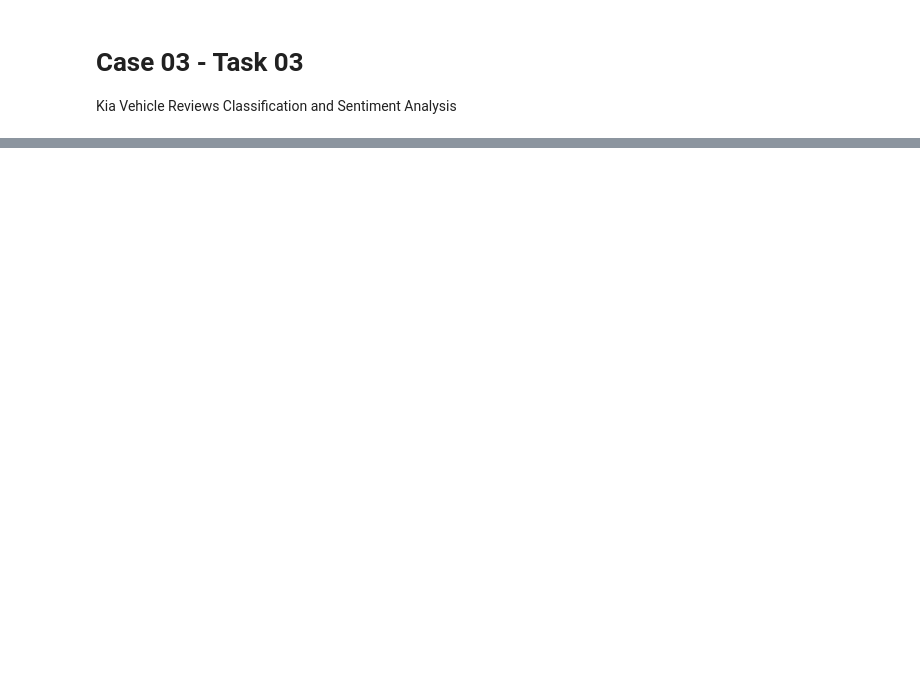
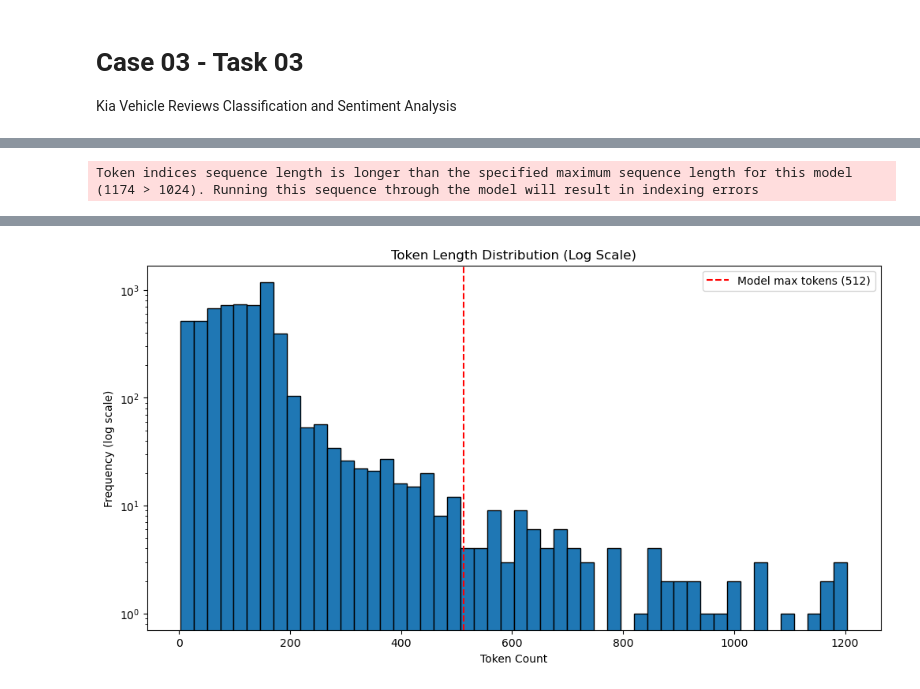
Before and after one commit to lakpriyaguru/uniconnect, a Jupyter notebook: task3.ipynb, the cells around one changed output, grey strips where cells are left out. Drawn from its saved outputs; the diff is of its cells as text; code cells hidden in the pictures; blank space fills up the shorter version.

```diff
--- a/task3.ipynb
+++ b/task3.ipynb
@@ -22,9 +40,12 @@ Begin by reading the `car_reviews.csv` file containing around 7000 customer revi
 # %%
-# Load CSV using pandas and convert to HuggingFace Dataset
+# Load and verify data
 df = pd.read_csv("car_reviews.csv")
-print(df.columns)  # Confirm actual column name
+print("Original columns:", df.columns.tolist())
 
-df = df.rename(columns={"Review": "review"})
+# Standardize column name
+if 'Review' in df.columns:
+    df = df.rename(columns={"Review": "review"})
 
+# Convert to HuggingFace Dataset
 dataset = Dataset.from_pandas(df)
 # %% [output]
@@ -31,0 +55,70 @@ Index(['Review'], dtype='object')
+# %%
+# Initialize tokenizer
+tokenizer = AutoTokenizer.from_pretrained("facebook/bart-large-mnli")
+
+# Calculate raw token counts (no truncation)
+df["raw_token_count"] = df["review"].apply(
+    lambda x: len(tokenizer.tokenize(x))
+)
+
+# Analyze token lengths
+max_length = df["raw_token_count"].max()
+mean_length = df["raw_token_count"].mean()
+median_length = df["raw_token_count"].median()
+min_length = df["raw_token_count"].min()
+std_length = df["raw_token_count"].std()
+num_exceeding = (df["raw_token_count"] > 512).sum()
+
+# Percentiles
+percentiles = df["raw_token_count"].quantile([0.25, 0.5, 0.75, 0.9, 0.95, 0.99])
+
+# Frequency table for token ranges
+bins = [0, 50, 100, 200, 300, 400, 500, 750, 1024, max_length]
+labels = ["0-50", "51-100", "101-200", "201-300", "301-400", "401-500", "501-750", "751-1024", "1024+"]
+df["token_bin"] = pd.cut(df["raw_token_count"], bins=bins, labels=labels, right=False)
+frequency_table = pd.DataFrame({
+    "Count": df["token_bin"].value_counts().sort_index(),
+    "Percentage": df["token_bin"].value_counts(normalize=True).sort_index().round(3) * 100
+})
+
+# Get examples of texts exceeding 512 tokens
+long_texts = df[df["raw_token_count"] > 512]["review"].head(5).tolist()
+
+# Print full report
+print("="*50)
+print("TOKEN LENGTH ANALYSIS REPORT")
+print("="*50)
+print(f"Total rows: {len(df)}")
+print(f"\nBasic Statistics:")
+print(f"Max tokens: {max_length}")
+print(f"Min tokens: {min_length}")
+print(f"Mean tokens: {mean_length:.1f}")
+print(f"Median tokens: {median_length}")
+print(f"Standard deviation: {std_length:.1f}")
+print(f"Texts exceeding 512 tokens: {num_exceeding} ({num_exceeding/len(df)*100:.2f}%)")
+
+print("\nPercentiles:")
+print(f"25th: {percentiles[0.25]} | 50th (median): {percentiles[0.5]}")
+print(f"75th: {percentiles[0.75]} | 90th: {percentiles[0.9]}")
+print(f"95th: {percentiles[0.95]} | 99th: {percentiles[0.99]}")
+
+print("\nFrequency Table (Token Ranges):")
+print(frequency_table)
+
+print("\nExamples of Long Texts (>512 tokens):")
+for i, text in enumerate(long_texts, 1):
+    print(f"\nExample {i} (Length: {len(tokenizer.tokenize(text))} tokens):")
+    print("-"*50)
+    print(text[:500] + "[...]" if len(text) > 500 else text)  # Show truncated text
+
+# Visualization
+plt.figure(figsize=(12, 6))
+plt.hist(df["raw_token_count"], bins=50, log=True, edgecolor="black")
+plt.axvline(512, color='r', linestyle='--', label='Model max tokens (512)')
+plt.title("Token Length Distribution (Log Scale)")
+plt.xlabel("Token Count")
+plt.ylabel("Frequency (log scale)")
+plt.legend()
+plt.show()
+# %% [output]
+Token indices sequence length is longer than the specified maximum sequence length for this model (1174 > 1024). Running this sequence through the model will result in indexing errors
@@ -32 +142,2 @@ Index(['Review'], dtype='object')
+[figure, added]
 # %% [markdown]
```
Also changed, not shown: parts of 19 cells of this notebook.
